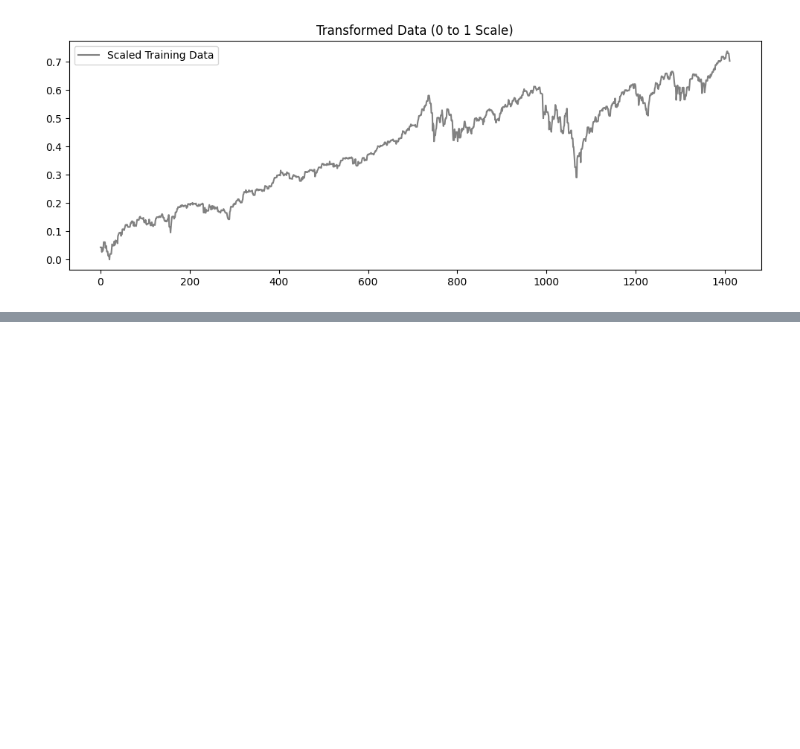
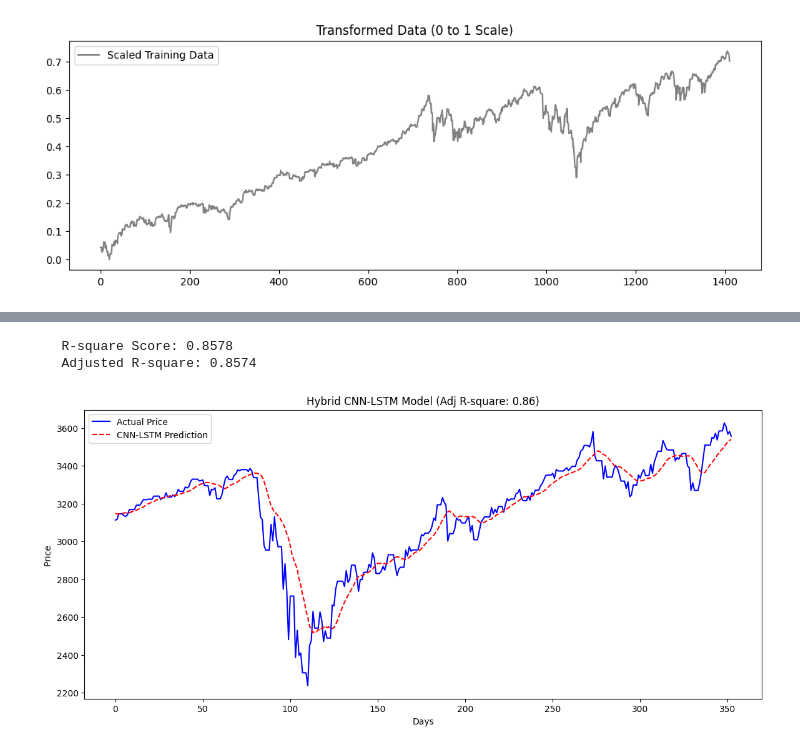
Before and after one commit to hardiksharma2005/Time-series-forcasting, a Jupyter notebook: Time_Series_Forcasting_project.ipynb, the cells around one changed output, grey strips where cells are left out. Cells and saved outputs as stored; diff of their text form; code cells hidden in the pictures; blank space fills up the shorter version.

```diff
--- a/Time_Series_Forcasting_project.ipynb
+++ b/Time_Series_Forcasting_project.ipynb
@@ -266,0 +272,20 @@ Testing Shape:  (353, 60, 1)
+# %%
+# Architecture
+model = Sequential()
+
+# Layer 1
+model.add(Conv1D(filters=64, kernel_size=3, activation='relu', input_shape=(X_train.shape[1], 1)))
+
+# Layer 2
+model.add(MaxPooling1D(pool_size=2))
+
+# Layer 3
+model.add(LSTM(units=50, return_sequences=False))
+
+ # Layer 4
+model.add(Dense(25, activation='relu'))
+model.add(Dense(1))
+# %%
+model.compile(optimizer='adam', loss='mean_squared_error')
+
+model.summary()
@@ -266,0 +310,3 @@ Testing Shape:  (353, 60, 1)
+# %%
+# Training
+history = model.fit(X_train, y_train, batch_size=32, epochs=10, verbose=1)
@@ -266,0 +334,6 @@ Testing Shape:  (353, 60, 1)
+# %%
+# Evaluation
+predictions = model.predict(X_test)
+
+predictions_real = scaler.inverse_transform(predictions)
+y_test_real = scaler.inverse_transform(y_test.reshape(-1, 1))
@@ -266,0 +342,23 @@ Testing Shape:  (353, 60, 1)
+# %%
+# Adjusted R-square
+r2 = r2_score(y_test_real, predictions_real)
+n = len(y_test_real)
+p = 1
+adj_r2 = 1 - (1 - r2) * (n - 1) / (n - p - 1)
+
+print(f"   R-square Score: {r2:.4f}")
+print(f"   Adjusted R-square: {adj_r2:.4f}")
+# %% [output]
+   R-square Score: 0.8578
+   Adjusted R-square: 0.8574
+# %%
+plt.figure(figsize=(14, 6))
+plt.plot(y_test_real, label='Actual Price', color='blue')
+plt.plot(predictions_real, label='CNN-LSTM Prediction', color='red', linestyle='--')
+plt.title(f"Hybrid CNN-LSTM Model (Adj R-square: {adj_r2:.2f})")
+plt.xlabel("Days")
+plt.ylabel("Price ")
+plt.legend()
+plt.show()
+# %% [output]
+[figure, added]
```
Also changed, not shown: parts of 5 cells of this notebook.
